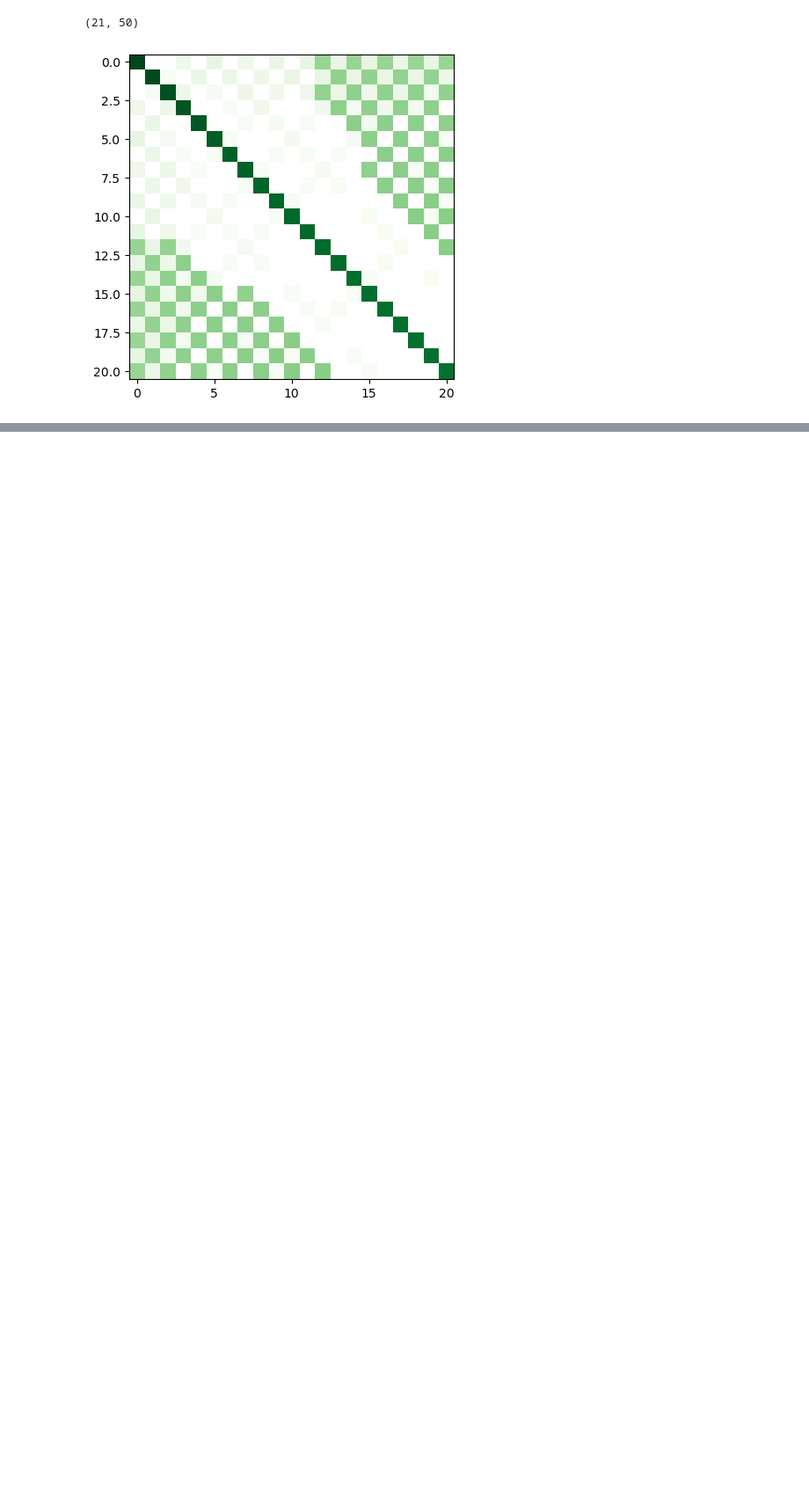
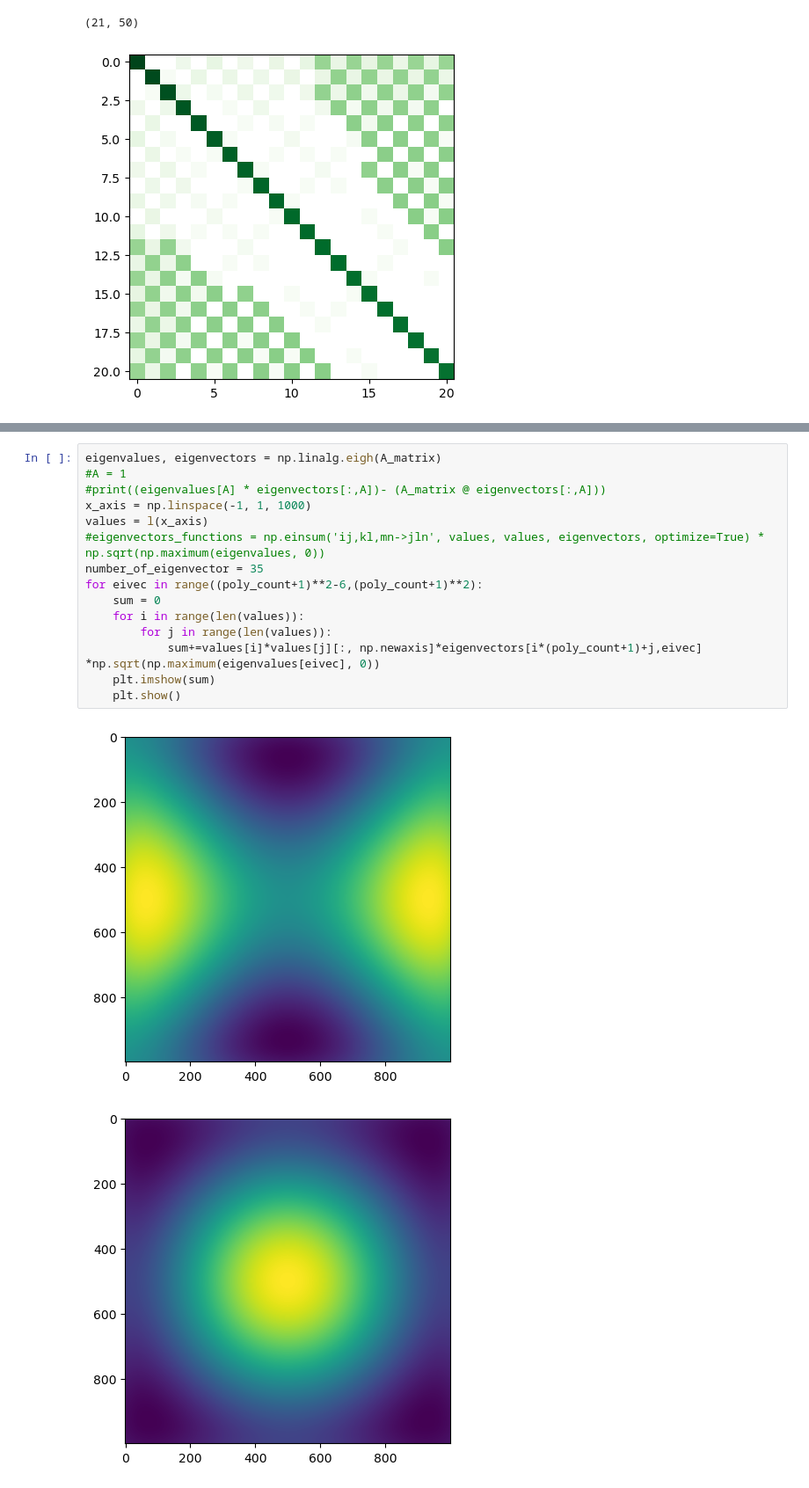
Before and after one commit to SED0280/BakalarkaCode, a Jupyter notebook: Gausova Kvadratura.ipynb, the cells around one changed output, grey strips where cells are left out. Shown at 88% size. Saved outputs shown, nothing was run; the diff lists cells and outputs as text; blank space fills up the shorter version.

```diff
--- a/Gausova Kvadratura.ipynb
+++ b/Gausova Kvadratura.ipynb
@@ -453,0 +494,18 @@ A_tensor.shape
+# %%
+eigenvalues, eigenvectors = np.linalg.eigh(A_matrix)
+#A = 1
+#print((eigenvalues[A] * eigenvectors[:,A])- (A_matrix @ eigenvectors[:,A]))
+x_axis = np.linspace(-1, 1, 1000)
+values = l(x_axis)
+#eigenvectors_functions = np.einsum('ij,kl,mn->jln', values, values, eigenvectors, optimize=True) * np.sqrt(np.maximum(eigenvalues, 0))
+number_of_eigenvector = 35
+for eivec in range((poly_count+1)**2-6,(poly_count+1)**2):
+    sum = 0
+    for i in range(len(values)):
+        for j in range(len(values)):
+            sum+=values[i]*values[j][:, np.newaxis]*eigenvectors[i*(poly_count+1)+j,eivec] *np.sqrt(np.maximum(eigenvalues[eivec], 0))
+    plt.imshow(sum)
+    plt.show()
+# %% [output]
+[figure, added]
+[figure, added]
```
Also changed, not shown: parts of 8 cells of this notebook.
